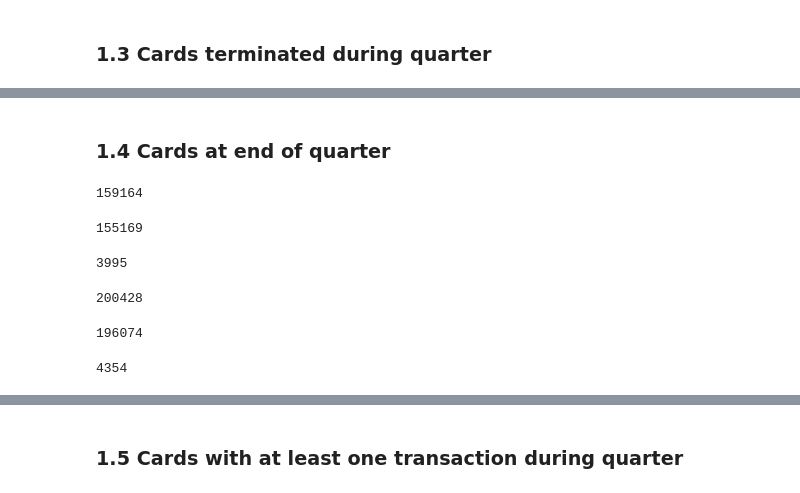
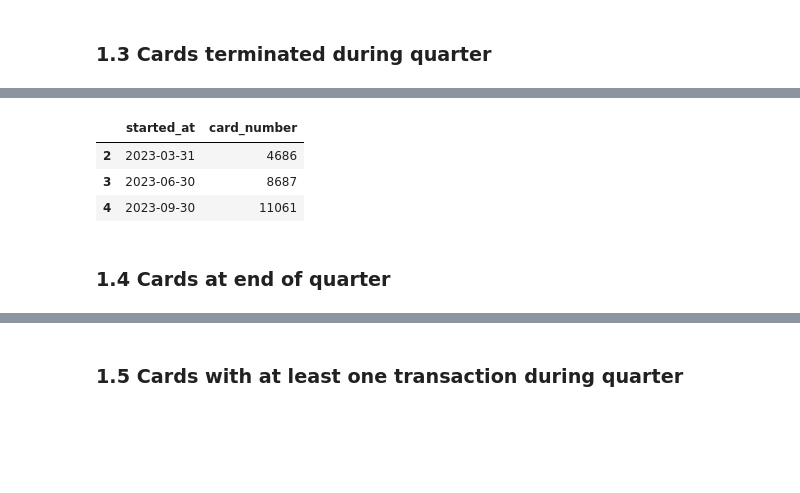
Before and after one commit to pathilink/flash_case, a Jupyter notebook: notebook/flash_eda.ipynb, the cells around one changed output, grey strips where cells are left out. Cells and saved outputs as stored; diff of their text form; code cells hidden in the pictures; blank space fills up the shorter version.

```diff
--- a/notebook/flash_eda.ipynb
+++ b/notebook/flash_eda.ipynb
@@ -361,0 +393,11 @@ Index(['card_number', 'transaction_id', 'transaction_date', 'amount',
+# %%
+def count_quarter(status, quarters):
+  count_df = (
+  status_df.query("card_status in @status")                   # filter
+  .set_index('started_at')                                    # define started as DatetimeIndex
+  .resample('QE')['card_number'].nunique().reset_index()      # groupby & count
+  )
+
+  count_df = count_df[count_df['started_at'].isin(pd.to_datetime(quarters))]
+
+  return count_df
@@ -500,56 +458,12 @@ status_df.query("card_status == 'PERMANENTLY_TERMINATED' & \
+# %%
+lista_quarters = ['2023-03-31', '2023-06-30', '2023-09-30']
+status = ['PERMANENTLY_TERMINATED']
+
+count_quarter(status, lista_quarters)
+# %% [output]
+|  | started_at | card_number |
+| 2 | 2023-03-31 | 4686 |
+| 3 | 2023-06-30 | 8687 |
+| 4 | 2023-09-30 | 11061 |
 # %% [markdown]
 ### 1.4 Cards at end of quarter
-# %%
-# TOTAL
-## Q1-2023
-status_df.query("(card_status == 'OPEN' | card_status == 'TEMPORARILY_BLOCKED') & \
-                  started_at <= '2023-03-31' & \
-                  ended_at.isnull() \
-                  ")['card_number'].nunique()
-# %% [output]
-159164
-# %%
-# OPEN
-## Q1-2023
-status_df.query("card_status == 'OPEN' & \
-                  started_at <= '2023-03-31' & \
-                  ended_at.isnull() \
-                  ")['card_number'].nunique()
-# %% [output]
-155169
-# %%
-# TEMPORARILY_BLOCKED
-## Q1-2023
-status_df.query("card_status == 'TEMPORARILY_BLOCKED' & \
-                  started_at <= '2023-03-31' & \
-                  ended_at.isnull() \
-                  ")['card_number'].nunique()
-# %% [output]
-3995
-# %%
-# TOTAL
-## Q2-2023
-status_df.query("(card_status == 'OPEN' | card_status == 'TEMPORARILY_BLOCKED') & \
-                  started_at <= '2023-06-30' & \
-                  ended_at.isnull() \
-                  ")['card_number'].nunique()
-# %% [output]
-200428
-# %%
-# OPEN
-## Q2-2023
-status_df.query("card_status == 'OPEN' & \
-                  started_at <= '2023-06-30' & \
-                  ended_at.isnull() \
-                  ")['card_number'].nunique()
-# %% [output]
-196074
-# %%
-# TEMPORARILY_BLOCKED
-## Q2-2023
-status_df.query("card_status == 'TEMPORARILY_BLOCKED' & \
-                  started_at <= '2023-06-30' & \
-                  ended_at.isnull() \
-                  ")['card_number'].nunique()
-# %% [output]
-4354
```
Also changed, not shown: parts of 47 cells of this notebook.
